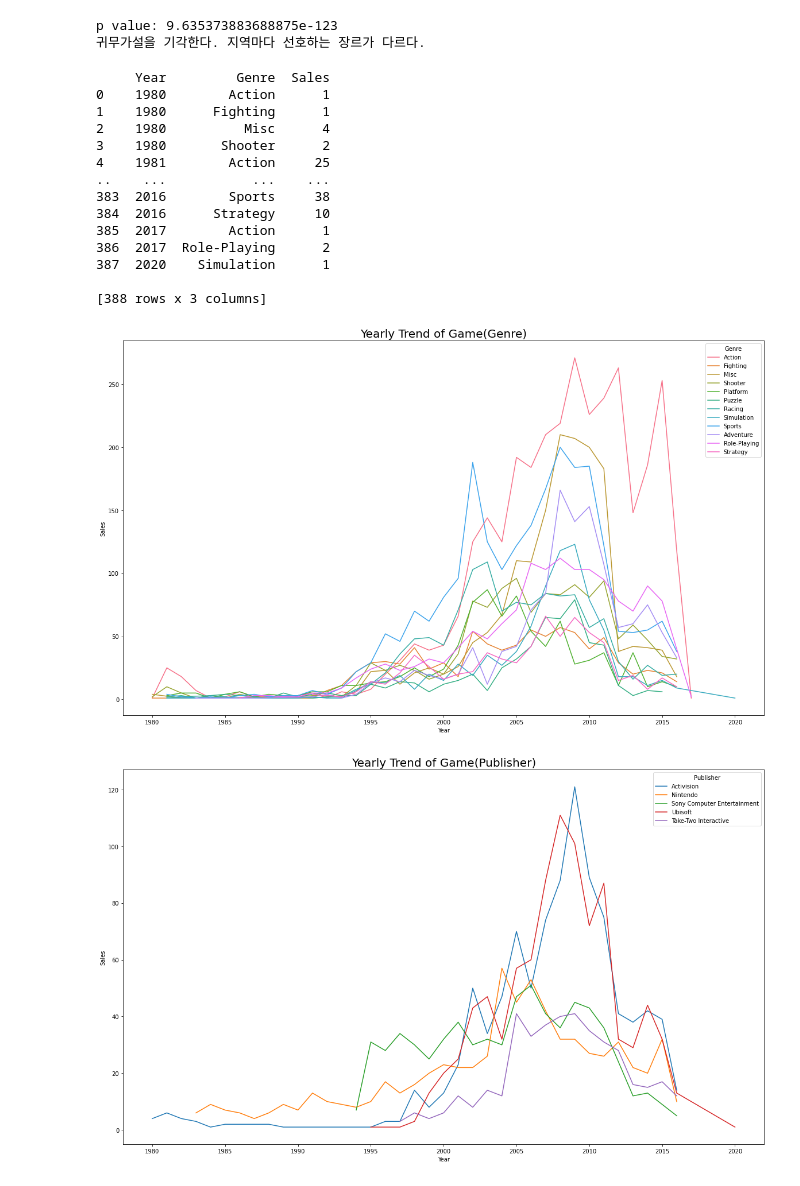
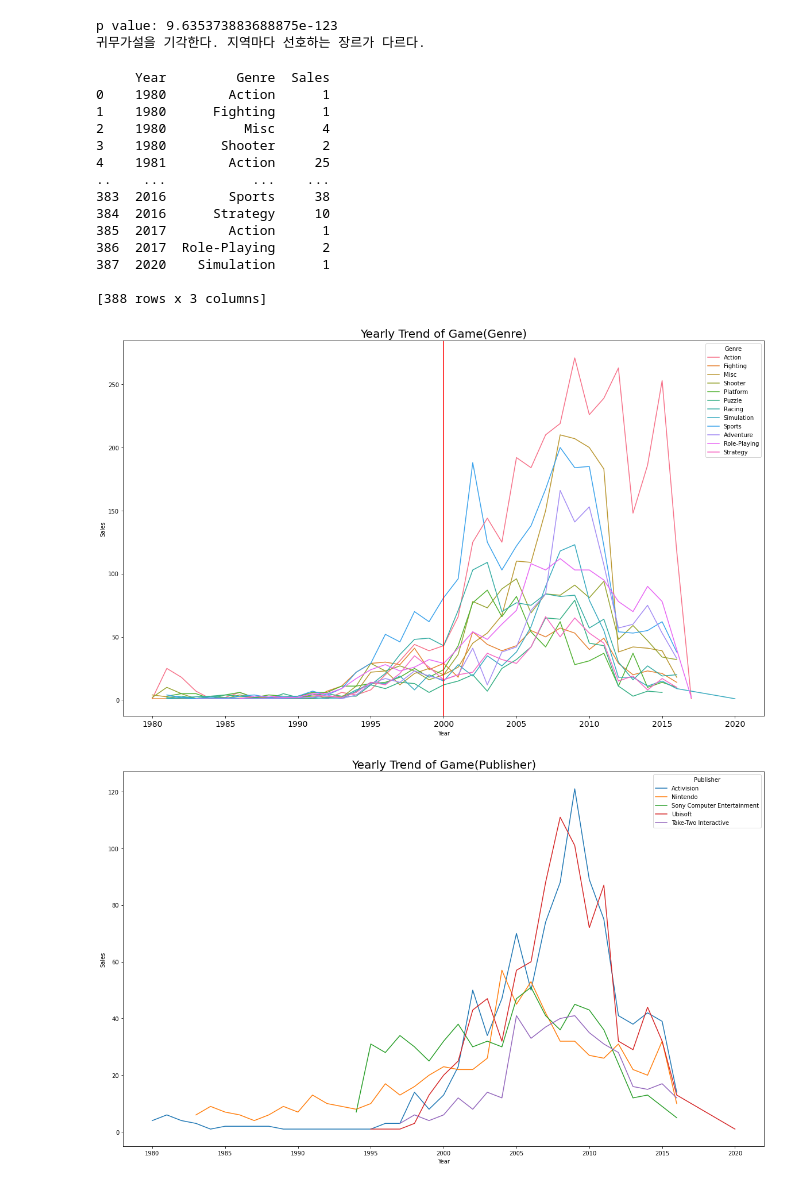
Before and after one commit to ysooch0819/Codestates-AIB-projects, a Jupyter notebook: ai16_section1_project_윤수창.ipynb, the cells around one changed output. Drawn from its saved outputs; the diff is of its cells as text; code cells hidden in the pictures.

```diff
--- a/ai16_section1_project_윤수창.ipynb
+++ b/ai16_section1_project_윤수창.ipynb
@@ -233,34 +241,36 @@ p value: 9.635373883688875e-123
 # %%
 # Part 2) '연도별 게임의 트렌드가 있을까?'
 
 # Year 와 Genre, Platform, Publisher를 시각화 해보고, 알맞은 자료로 게임의 트렌드를 알아보자.
 
 # 우선 연도별 장르의 출고량 변화를 살펴본다.
 df_year_genre = df1.groupby(['Year', 'Genre']).size().reset_index(name='Sales')
 print(df_year_genre)
 plt.figure(figsize=(20,12))
 plt.title('Yearly Trend of Game(Genre)', fontsize=20)
 sns.lineplot(data=df_year_genre, x= 'Year', y= 'Sales', hue='Genre');
+plt.xticks(fontsize=14)
+plt.axvline(x=2000, c='r')
 plt.show();
 # 2000년을 기점으로 Action 장르가 급부상하였고, Misc / Adventure 장르도 뒤이어 치고 올라왔다.
 # 2008~2012년 즈음 Action - Misc - Sports - Adventure의 순위를 유지한 것을 볼 수 있고, 그 이후 2015년 Action 장르의 압도적인 1위를 달성했다.
 # 주의: 2022년 최신 데이터가 아니어서, 현재 게임시장의 출고량이 감소하는 추세라고 확정할 수 없다.
 # %% [output]
      Year         Genre  Sales
 0    1980        Action      1
 1    1980      Fighting      1
 2    1980          Misc      4
 3    1980       Shooter      2
 4    1981        Action     25
 ..    ...           ...    ...
 383  2016        Sports     38
 384  2016      Strategy     10
 385  2017        Action      1
 386  2017  Role-Playing      2
 387  2020    Simulation      1
 
 [388 rows x 3 columns]
-[figure, old version]
+[figure, new version]
 # %%
 # 연도별 Publisher의 변화를 살펴본다,
 
```
Also changed, not shown: parts of 9 cells of this notebook.
